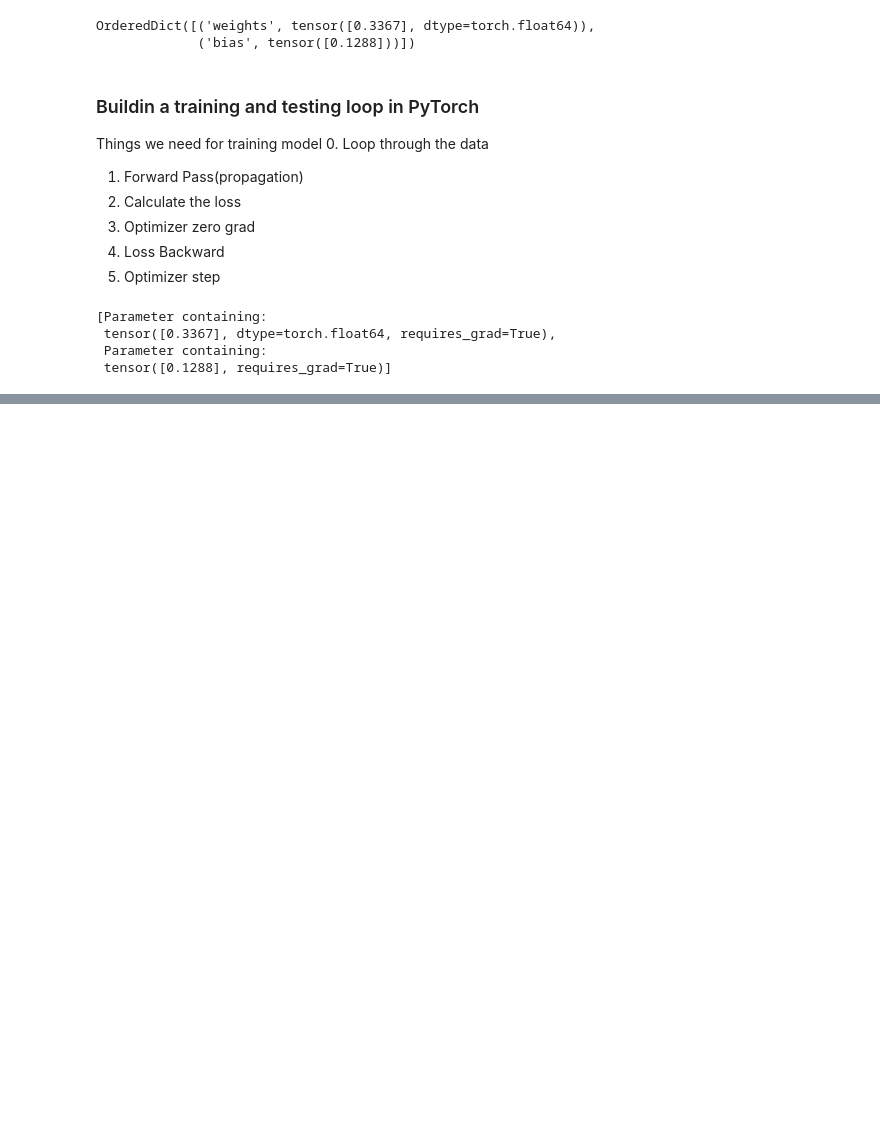
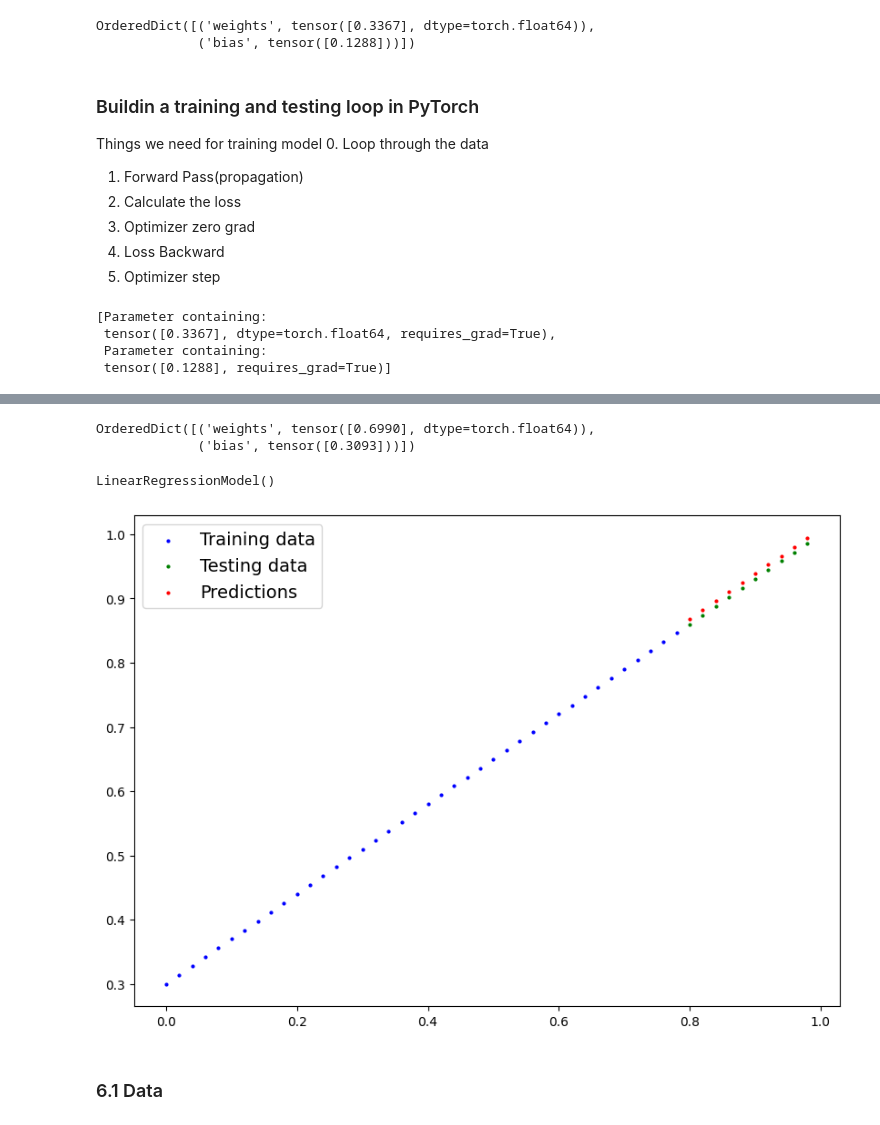
Before and after one commit to Satish-vaishyar/Learning-Pytorch, a Jupyter notebook: pytorch_workflow.ipynb, the cells around one changed output, grey strips where cells are left out. Drawn from its saved outputs; the diff is of its cells as text; code cells hidden in the pictures; blank space fills up the shorter version.

```diff
--- a/pytorch_workflow.ipynb
+++ b/pytorch_workflow.ipynb
@@ -306,0 +389,5 @@ for epoch in range(epochs):
+# %%
+model_0.state_dict()
+# %% [output]
+OrderedDict([('weights', tensor([0.6990], dtype=torch.float64)),
+             ('bias', tensor([0.3093]))])
@@ -306,0 +400,16 @@ for epoch in range(epochs):
+# %%
+# Load the Model
+loaded_model = torch.load(r'models\01_pytorch_workflow_model_0.pkl', weights_only=False)
+# %%
+loaded_model
+# %% [output]
+LinearRegressionModel()
+# %%
+with torch.inference_mode():
+    y_new = loaded_model(X_test)
+# %%
+plot_predictions(predictions=y_new)
+# %% [output]
+[figure, added]
+# %% [markdown]
+### 6.1 Data
```
Also changed, not shown: parts of 28 cells of this notebook, 5 other files.
